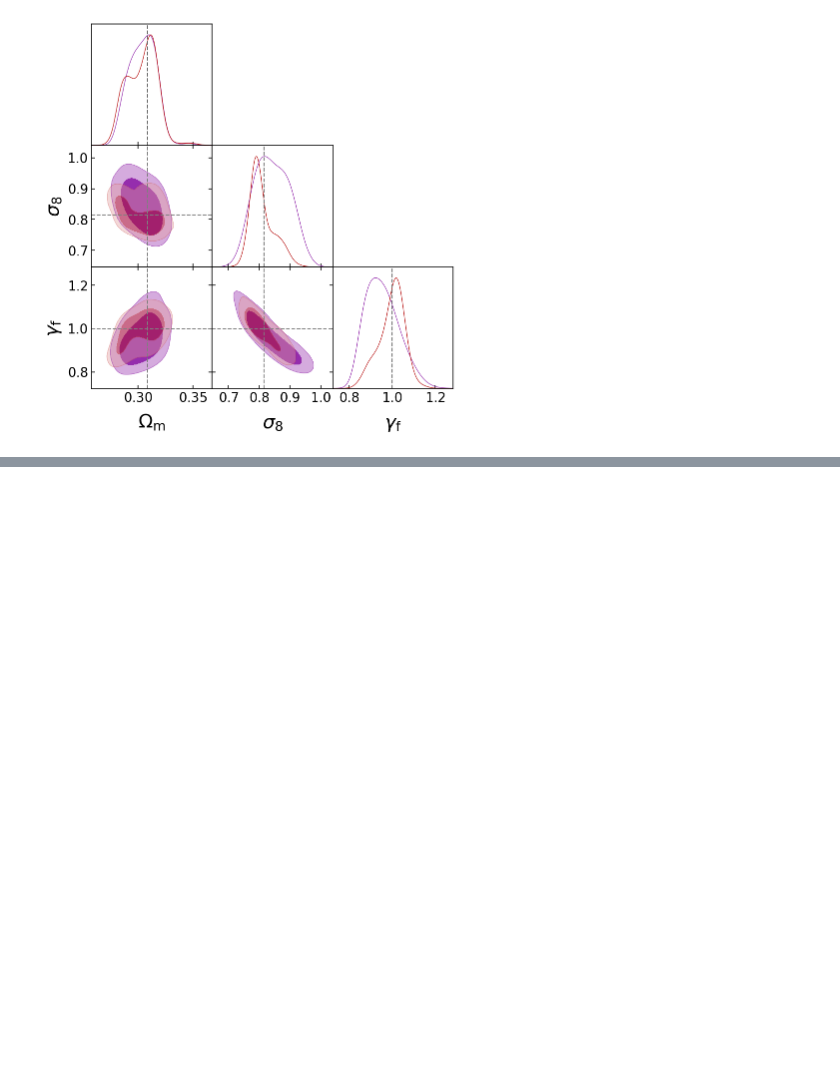
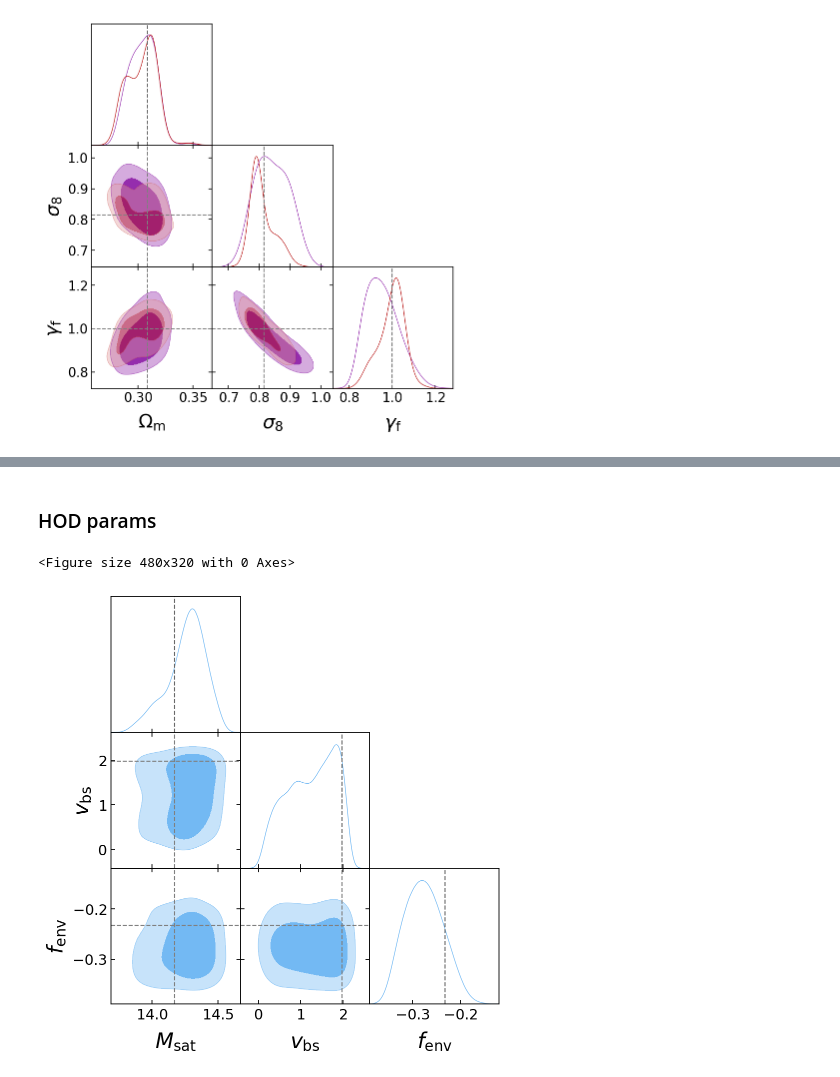
Before and after one commit to kstoreyf/aemulator, a Jupyter notebook: notebooks/2022-09-27_figures_postdoc_proposal.ipynb, the cells around one changed output, grey strips where cells are left out. Drawn from its saved outputs; the diff is of its cells as text; code cells hidden in the pictures; blank space fills up the shorter version.

```diff
--- a/notebooks/2022-09-27_figures_postdoc_proposal.ipynb
+++ b/notebooks/2022-09-27_figures_postdoc_proposal.ipynb
@@ -366,0 +414,12 @@ plt.savefig(f'{plot_dir}/uchuu_recovery.pdf', bbox_inches='tight')
+# %% [markdown]
+### HOD params
+# %%
+chaintags = [
+             'wp_c1h12_all',
+            ]
+g = plotter.plot_contours(chaintags, legend_labels=[],
+                          colors=colors_addin,
+                          params_toplot=params_keyhodab)
+# %% [output]
+<Figure size 480x320 with 0 Axes>
+[figure, added]
```
Also changed, not shown: parts of 8 cells of this notebook.
